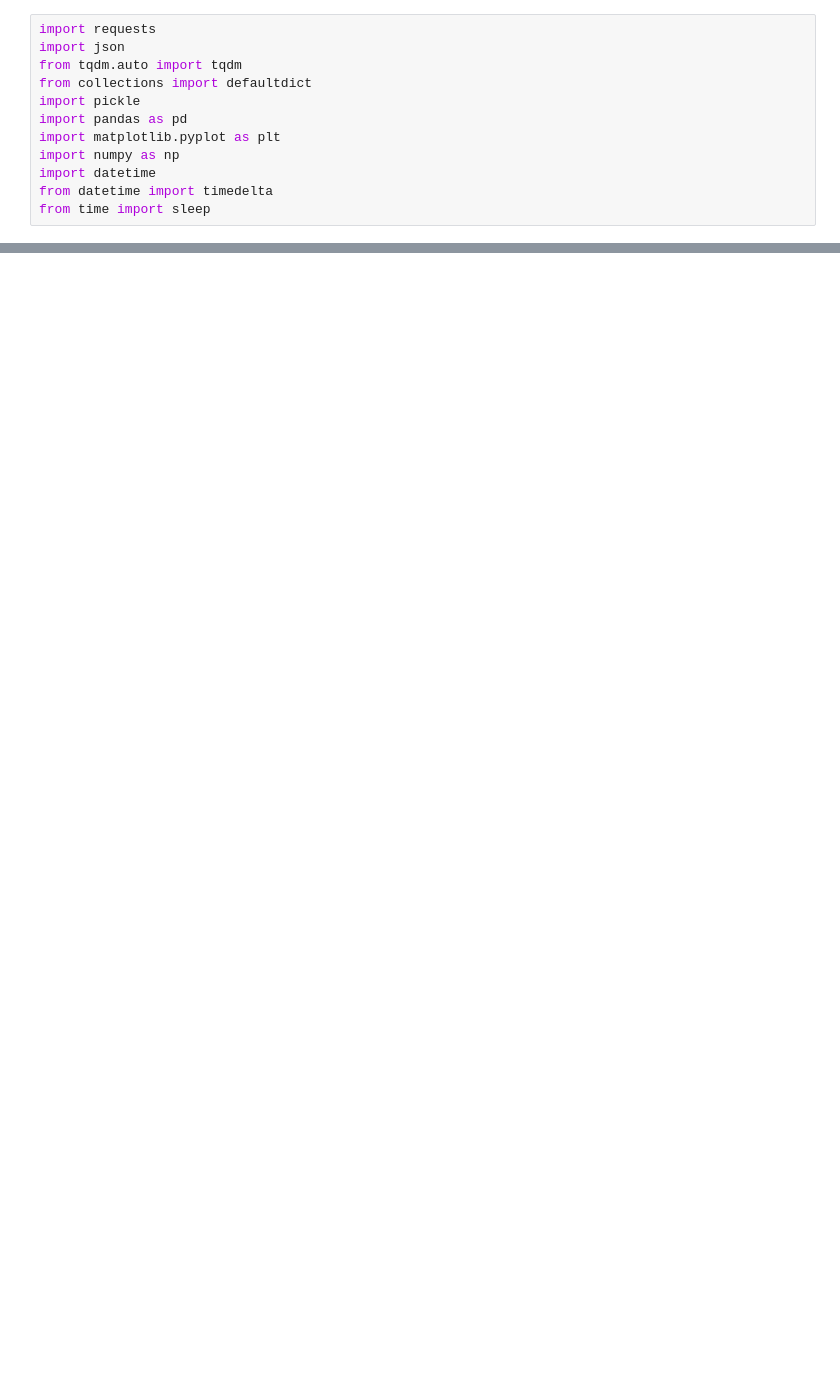
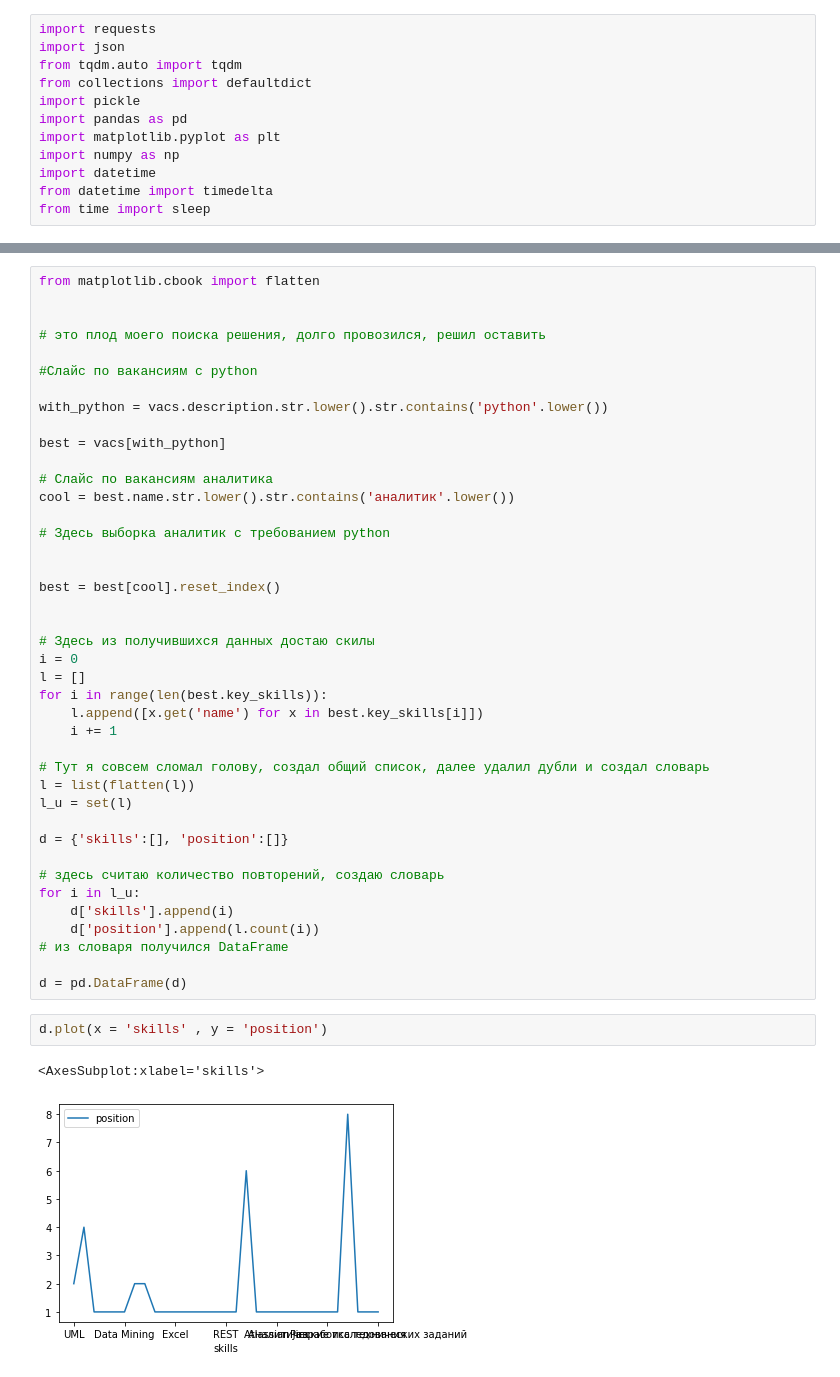
Before and after one commit to Andrewekb/study_for_github, a Jupyter notebook: hh-api-task.ipynb, the cells around one changed output, grey strips where cells are left out. Saved outputs shown, nothing was run; the diff lists cells and outputs as text; blank space fills up the shorter version.

```diff
--- a/hh-api-task.ipynb
+++ b/hh-api-task.ipynb
@@ -64,0 +147,46 @@ for vac_id in tqdm(set(all_vacancy_ids)):
+# %%
+from matplotlib.cbook import flatten
+
+
+# это плод моего поиска решения, долго провозился, решил оставить
+
+#Слайс по вакансиям с python
+
+with_python = vacs.description.str.lower().str.contains('python'.lower())
+
+best = vacs[with_python]
+
+# Слайс по вакансиям аналитика
+cool = best.name.str.lower().str.contains('аналитик'.lower())
+
+# Здесь выборка аналитик с требованием python
+
+
+best = best[cool].reset_index()
+
+
+# Здесь из получившихся данных достаю скилы
+i = 0
+l = []
+for i in range(len(best.key_skills)):
+    l.append([x.get('name') for x in best.key_skills[i]])
+    i += 1
+
+# Тут я совсем сломал голову, создал общий список, далее удалил дубли и создал словарь
+l = list(flatten(l))
+l_u = set(l)
+
+d = {'skills':[], 'position':[]}
+
+# здесь считаю количество повторений, создаю словарь
+for i in l_u:
+    d['skills'].append(i)
+    d['position'].append(l.count(i))
+# из словаря получился DataFrame
+
+d = pd.DataFrame(d)
+# %%
+d.plot(x = 'skills' , y = 'position')
+# %% [output]
+<AxesSubplot:xlabel='skills'>
+[figure, added]
```
Also changed, not shown: parts of 12 cells of this notebook.
